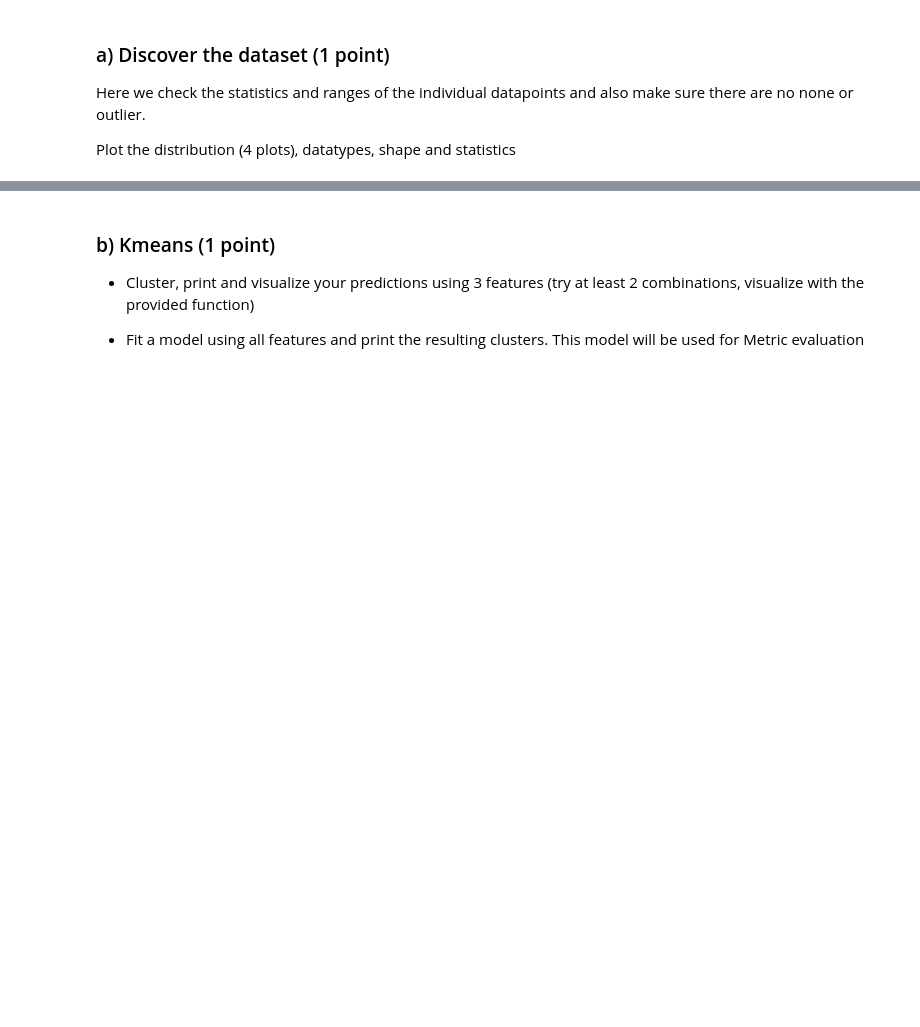
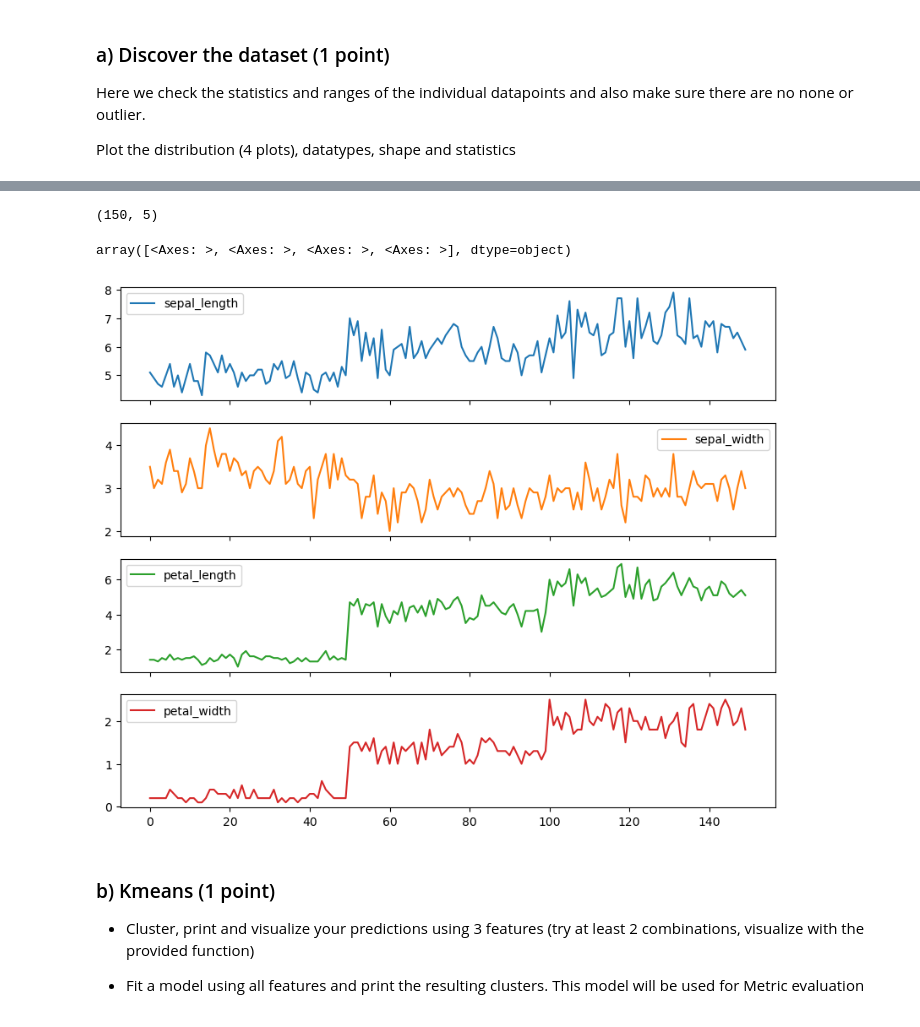
Before and after one commit to rangsimanketkaew/phy371, a Jupyter notebook: Lab5.ipynb, the cells around one changed output, grey strips where cells are left out. Cells and saved outputs as stored; diff of their text form; code cells hidden in the pictures; blank space fills up the shorter version.

```diff
--- a/Lab5.ipynb
+++ b/Lab5.ipynb
@@ -42,4 +42,4 @@ from sklearn.cluster import MeanShift
 Discover the iris dataset, apply kmeans and meanshift similar to the last lab
 # %%
 # Load data
-df_iris=pd.read_csv('data/iris.data', header=None, names=['sepal_length', 'sepal_width', 'petal_length', 'petal_width', 'species'])
+df_iris=pd.read_csv('Datasets/iris.data', header=None, names=['sepal_length', 'sepal_width', 'petal_length', 'petal_width', 'species'])
@@ -58,3 +101,12 @@ Plot the distribution (4 plots), datatypes, shape and statistics
+# %%
+df_iris.shape
+# %% [output]
+(150, 5)
+# %%
+df_iris.plot(figsize=(10,8), subplots=True)
+# %% [output]
+array([<Axes: >, <Axes: >, <Axes: >, <Axes: >], dtype=object)
+[figure, added]
 # %% [markdown]
 ### b) Kmeans (1 point)
 - Cluster, print and visualize your predictions using 3 features (try at least 2 combinations, visualize with the provided function)
```
Also changed, not shown: parts of 18 cells of this notebook.
